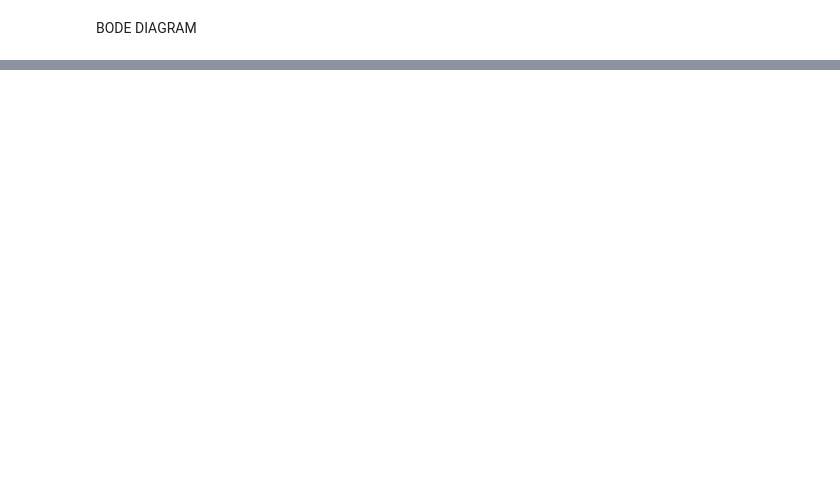
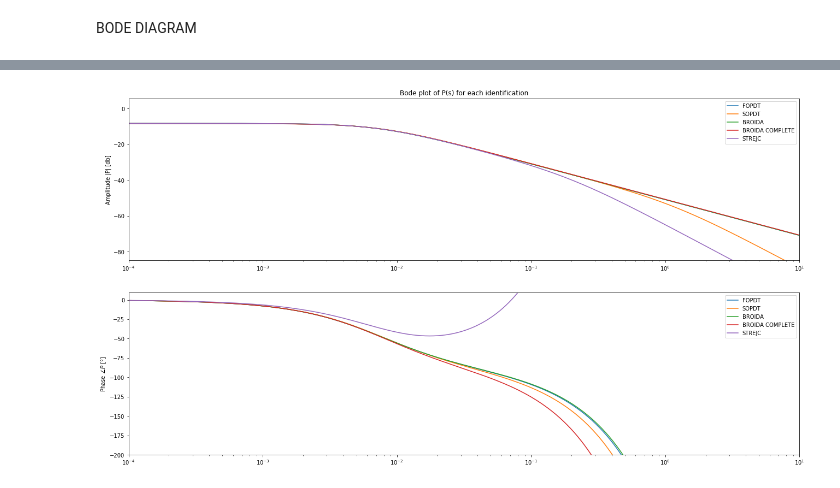
Before and after one commit to esme-deep/control_theory-, a Jupyter notebook: Simulation.ipynb, the cells around one changed output, grey strips where cells are left out. Saved outputs shown, nothing was run; the diff lists cells and outputs as text; code cells hidden in the pictures; blank space fills up the shorter version.

```diff
--- a/Simulation.ipynb
+++ b/Simulation.ipynb
@@ -489,0 +490,86 @@ Bode(P_strejc,omega)
+# %%
+#FOPDT
+P_fopdt = Process({}) # Default process = unit gain
+# Parameters for input-output dynamics P(s)
+P_fopdt.parameters['Kp'] = K_FOPDT
+P_fopdt.parameters['Tlag1'] = T_FOPDT
+P_fopdt.parameters['theta'] = theta_FOPDT
+
+#SOPDT
+P_sopdt = Process({}) # Default process = unit gain
+P_sopdt.parameters['Kp'] = K_SOPDT
+P_sopdt.parameters['Tlag1'] = T1_SOPDT
+P_sopdt.parameters['Tlag2'] = T2_SOPDT
+P_sopdt.parameters['theta'] = theta_SOPDT
+
+#BROIDA
+P_broida = Process({}) # Default process = unit gain
+P_broida.parameters['Kp'] = K_BROIDA
+P_broida.parameters['Tlag1'] = T_BROIDA
+P_broida.parameters['theta'] = theta_BROIDA
+
+#BROIDA_COMPLETE
+P_broida_c = Process({}) # Default process = unit gain
+P_broida_c.parameters['Kp'] = K_BROIDA_C
+P_broida_c.parameters['Tlag1'] = T_BROIDA_C
+P_broida_c.parameters['theta'] = theta_BROIDA_C
+
+#VDG
+P_vdg = Process({}) # Default process = unit gain
+P_vdg.parameters['Kp'] = K_VDG
+P_vdg.parameters['Tlag1'] = T1_VDG
+P_vdg.parameters['Tlag2'] = T2_VDG
+P_vdg.parameters['theta'] = theta_VDG
+
+#STREJC
+P_strejc = Process({}) # Default process = unit gain
+P_strejc.parameters['Kp'] = K_STREJC
+P_strejc.parameters['Tlag1'] = T1_STREJC
+P_strejc.parameters['Tlag2'] = T2_STREJC
+P_strejc.parameters['theta'] = theta_STREJC
+
+#Plots
+omega = np.logspace(-4, 1, 10000)
+bode_fopdt = Bode(P_fopdt,omega,False)
+bode_sopdt = Bode(P_sopdt,omega,False)
+bode_broida = Bode(P_broida,omega,False)
+bode_broida_c = Bode(P_broida_c,omega,False)
+bode_vdg = Bode(P_vdg,omega,False)
+bode_strejc = Bode(P_strejc,omega,False)
+
+
+fig, (ax_gain, ax_phase) = plt.subplots(2,1)
+fig.set_figheight(12)
+fig.set_figwidth(22)
+
+# Gain part
+ax_gain.semilogx(omega,20*np.log10(np.abs(bode_fopdt)),label='FOPDT')
+ax_gain.semilogx(omega,20*np.log10(np.abs(bode_sopdt)),label='SOPDT')
+ax_gain.semilogx(omega,20*np.log10(np.abs(bode_broida)),label='BROIDA')
+ax_gain.semilogx(omega,20*np.log10(np.abs(bode_broida_c)),label='BROIDA COMPLETE')
+#ax_gain.semilogx(omega,20*np.log10(np.abs(bode_vdg)),label='VDG')
+ax_gain.semilogx(omega,20*np.log10(np.abs(bode_strejc)),label='STREJC')
+
+gain_min = np.min(20*np.log10(np.abs(bode_fopdt)/5))
+gain_max = np.max(20*np.log10(np.abs(bode_fopdt)*5))
+ax_gain.set_xlim([np.min(omega), np.max(omega)])
+ax_gain.set_ylim([gain_min, gain_max])
+ax_gain.set_ylabel('Amplitude |P| [db]')
+ax_gain.set_title('Bode plot of P(s) for each identification')
+ax_gain.legend(loc='best')
+
+# Phase part
+ax_phase.semilogx(omega, (180/np.pi)*np.unwrap(np.angle(bode_fopdt)),label='FOPDT')
+ax_phase.semilogx(omega, (180/np.pi)*np.unwrap(np.angle(bode_sopdt)),label='SOPDT')
+ax_phase.semilogx(omega, (180/np.pi)*np.unwrap(np.angle(bode_broida)),label='BROIDA')
+ax_phase.semilogx(omega, (180/np.pi)*np.unwrap(np.angle(bode_broida_c)),label='BROIDA COMPLETE')
+#ax_phase.semilogx(omega, (180/np.pi)*np.unwrap(np.angle(bode_vdg)),label='VDG')
+ax_phase.semilogx(omega, (180/np.pi)*np.unwrap(np.angle(bode_strejc)),label='STREJC')
+
+ax_phase.set_xlim([np.min(omega), np.max(omega)])
+ph_min = np.min((180/np.pi)*np.unwrap(np.angle(bode_fopdt))) - 10
+ph_max = np.max((180/np.pi)*np.unwrap(np.angle(bode_fopdt))) + 10
+ax_phase.set_ylim([np.max([ph_min, -200]), ph_max])
+ax_phase.set_ylabel(r'Phase $\angle P$ [°]')
+ax_phase.legend(loc='best')
+# %% [output]
@@ -489,0 +577 @@ Bode(P_strejc,omega)
+[figure, added]
```
Also changed, not shown: parts of 11 cells of this notebook, 3 other files.
